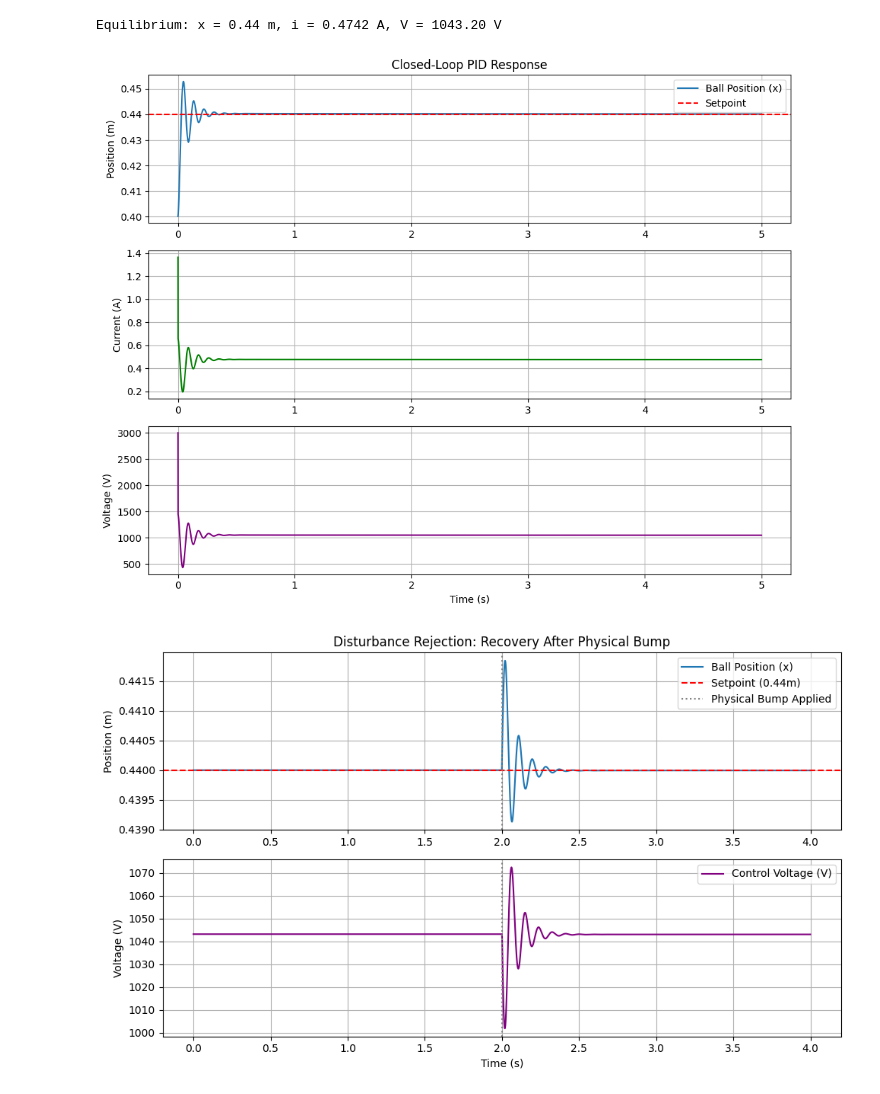
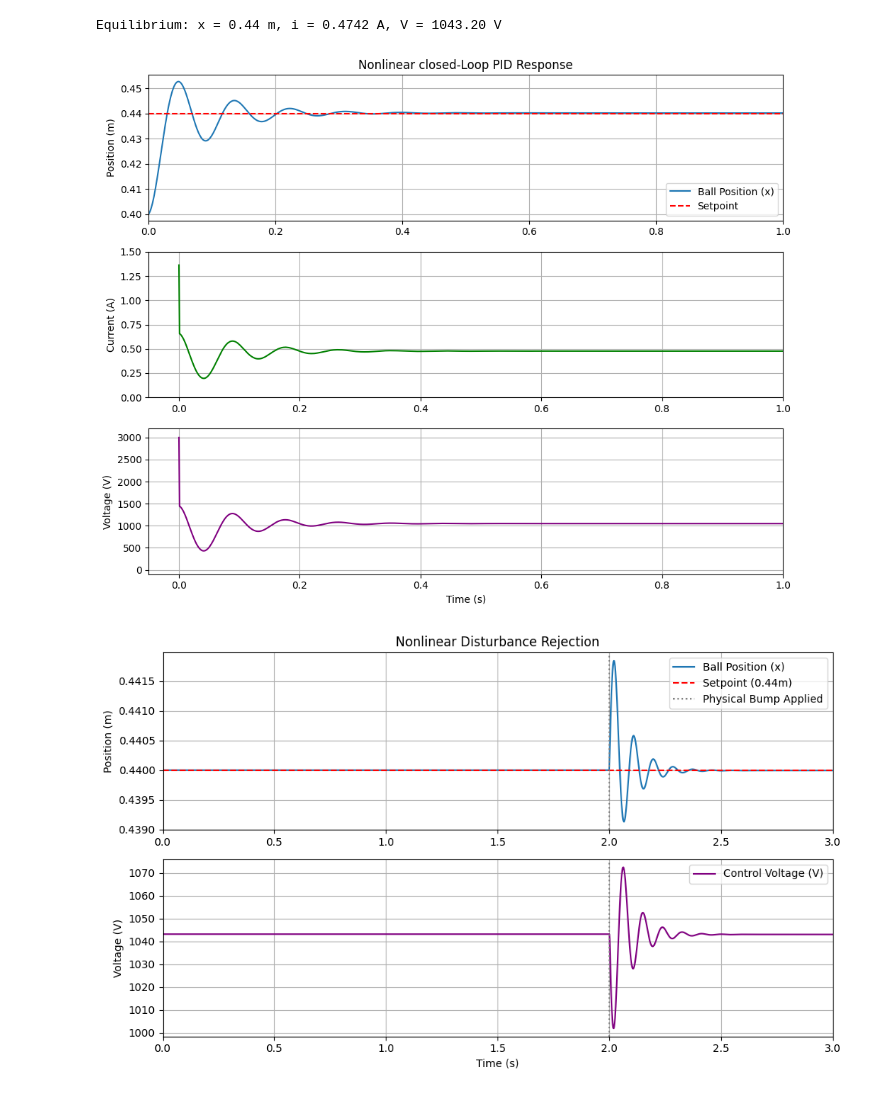
Before and after one commit to ethanboyjeff/ELE2038-Coursework, a Jupyter notebook: ELE2038_CW_notebook.ipynb, the cells around one changed output. Drawn from its saved outputs; the diff is of its cells as text; code cells hidden in the pictures.

```diff
--- a/ELE2038_CW_notebook.ipynb
+++ b/ELE2038_CW_notebook.ipynb
@@ -127,13 +127,16 @@ plt.subplot(3, 1, 1)
 plt.plot(history_t, history_x, label='Ball Position (x)')
 plt.axhline(y=x_sp, color='r', linestyle='--', label='Setpoint')
 plt.ylabel('Position (m)')
-plt.title('Closed-Loop PID Response')
-plt.legend(); plt.grid(True)
+plt.title('Nonlinear closed-Loop PID Response')
+plt.xlim(0, 1.0)
+plt.legend(loc = 'lower right'); plt.grid(True)
 
 # Current Plot
 plt.subplot(3, 1, 2)
 plt.plot(history_t, history_i, color='green', label='Current (i)')
 plt.ylabel('Current (A)')
+plt.xlim(-0.05, 1.0)
+plt.ylim(0, 1.5)
 plt.grid(True)
 
 # Control Voltage Plot (Important to check for saturation)
@@ -141,9 +144,12 @@ plt.subplot(3, 1, 3)
 plt.plot(history_t, history_v, color='purple', label='Control Voltage (V)')
 plt.ylabel('Voltage (V)')
 plt.xlabel('Time (s)')
+plt.xlim(-0.05, 1.0)
+plt.ylim(-100, 3200)
 plt.grid(True)
 
 plt.tight_layout()
+plt.savefig('nonlinear_response.png', dpi=300, bbox_inches='tight')
 plt.show()
 
 
@@ -179,33 +185,36 @@ for t in time_steps_dist:
 
     # 4. Save results
     current_state = sol.y[:, -1]
     history_t_dist.append(t)
     history_x_dist.append(current_state[0])
     history_v_dist.append(v_out)
 
 # Plotting the Disturbance Rejection
 plt.figure(figsize=(10, 6))
 
 plt.subplot(2, 1, 1)
 plt.plot(history_t_dist, history_x_dist, label='Ball Position (x)')
 plt.axhline(y=x_sp, color='r', linestyle='--', label='Setpoint (0.44m)')
 plt.axvline(x=2.0, color='grey', linestyle=':', label='Physical Bump Applied')
 plt.ylabel('Position (m)')
-plt.title('Disturbance Rejection: Recovery After Physical Bump')
+plt.title('Nonlinear Disturbance Rejection')
 plt.legend()
+plt.xlim(0, 3)
 plt.grid(True)
 
 plt.subplot(2, 1, 2)
 plt.plot(history_t_dist, history_v_dist, color='purple', label='Control Voltage (V)')
 plt.axvline(x=2.0, color='grey', linestyle=':')
 plt.ylabel('Voltage (V)')
 plt.xlabel('Time (s)')
 plt.legend()
+plt.xlim(0, 3)
 plt.grid(True)
 
 plt.tight_layout()
+plt.savefig('nonlinear_disturbance_response.png', dpi=300, bbox_inches='tight')
 plt.show()
 # %% [output]
 Equilibrium: x = 0.44 m, i = 0.4742 A, V = 1043.20 V
-[figure, old version]
+[figure, new version]
-[figure, old version]
+[figure, new version]
```
Also changed, not shown: parts of 2 cells of this notebook.
